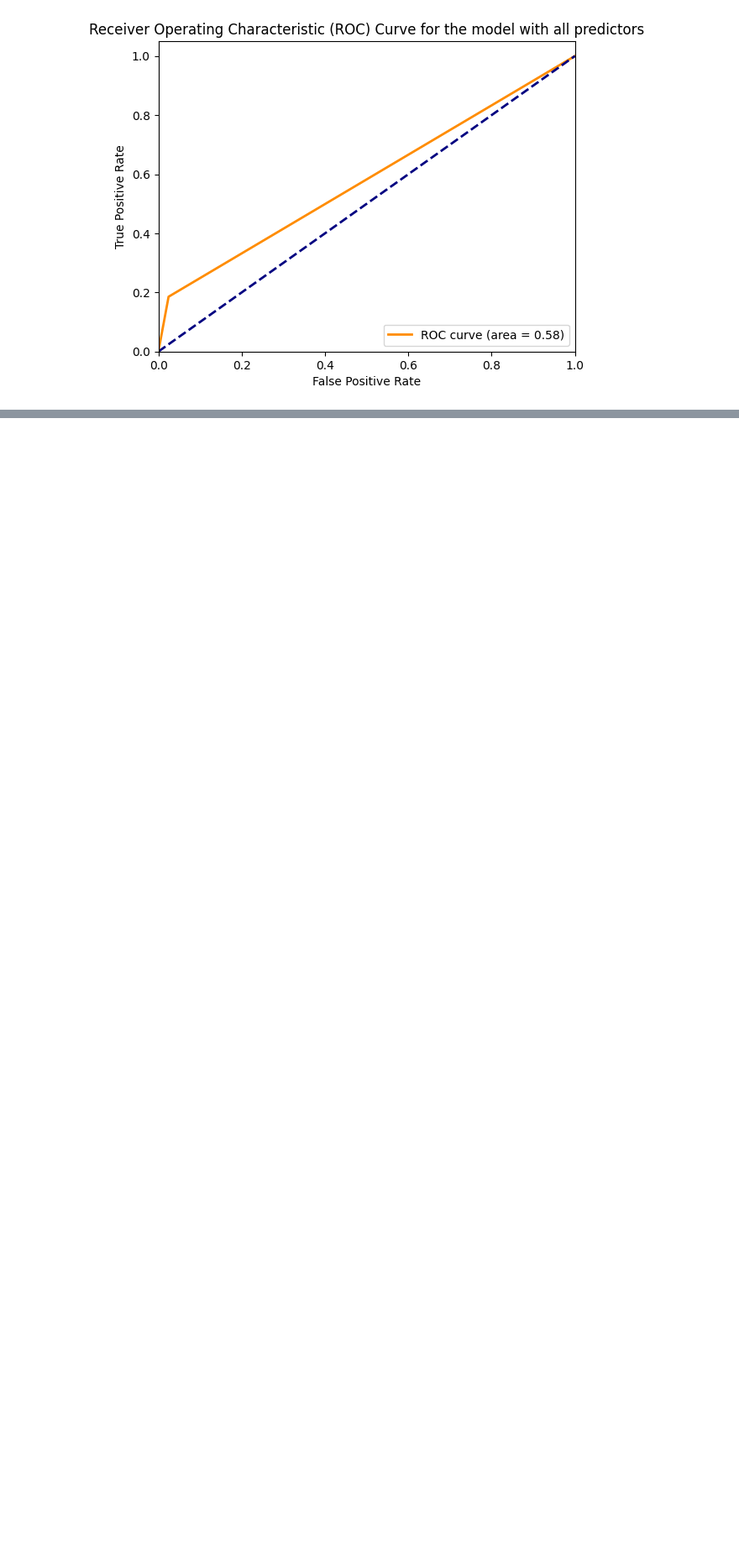
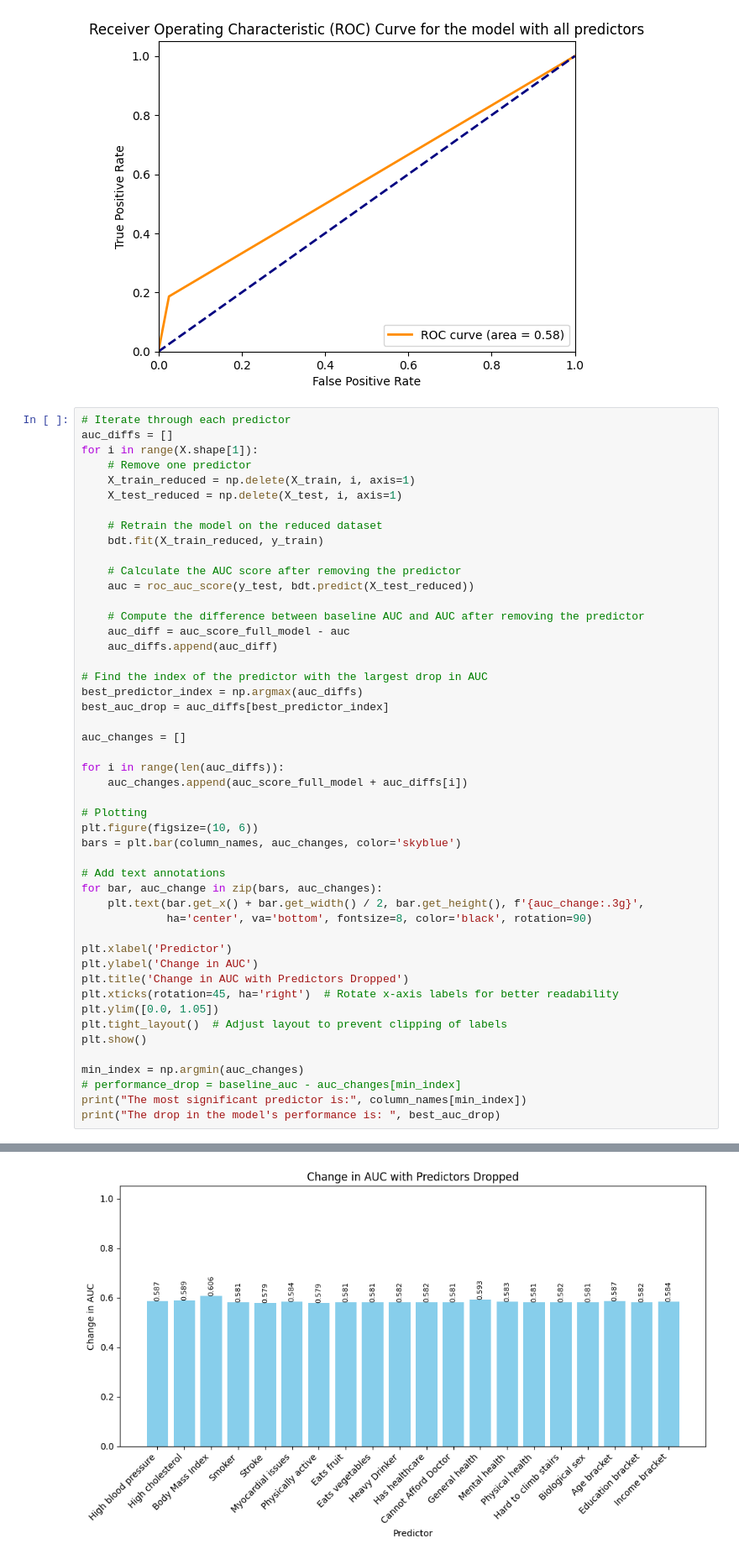
Before and after one commit to whykay-01/machine-learning, a Jupyter notebook: homeworks/hwk3/hwk-working.ipynb, the cells around one changed output, grey strips where cells are left out. Shown at 84% size. Cells and saved outputs as stored; diff of their text form; blank space fills up the shorter version.

```diff
--- a/homeworks/hwk3/hwk-working.ipynb
+++ b/homeworks/hwk3/hwk-working.ipynb
@@ -643,3 +641,52 @@ def graph_auc_curve_log_reg(model, predicted_probabilities, true_labels, title="
 graph_auc_curve_log_reg(bdt, preds, y_test)
 # %% [output]
 [figure]
+# %%
+# Iterate through each predictor
+auc_diffs = []
+for i in range(X.shape[1]):
+    # Remove one predictor
+    X_train_reduced = np.delete(X_train, i, axis=1)
+    X_test_reduced = np.delete(X_test, i, axis=1)
+
+    # Retrain the model on the reduced dataset
+    bdt.fit(X_train_reduced, y_train)
+
+    # Calculate the AUC score after removing the predictor
+    auc = roc_auc_score(y_test, bdt.predict(X_test_reduced))
+
+    # Compute the difference between baseline AUC and AUC after removing the predictor
+    auc_diff = auc_score_full_model - auc
+    auc_diffs.append(auc_diff)
+
+# Find the index of the predictor with the largest drop in AUC
+best_predictor_index = np.argmax(auc_diffs)
+best_auc_drop = auc_diffs[best_predictor_index]
+
+auc_changes = []
+
+for i in range(len(auc_diffs)):
+    auc_changes.append(auc_score_full_model + auc_diffs[i])
+
+# Plotting
+plt.figure(figsize=(10, 6))
+bars = plt.bar(column_names, auc_changes, color='skyblue')
+
+# Add text annotations
+for bar, auc_change in zip(bars, auc_changes):
+    plt.text(bar.get_x() + bar.get_width() / 2, bar.get_height(), f'{auc_change:.3g}',
+             ha='center', va='bottom', fontsize=8, color='black', rotation=90)
+
+plt.xlabel('Predictor')
+plt.ylabel('Change in AUC')
+plt.title('Change in AUC with Predictors Dropped')
+plt.xticks(rotation=45, ha='right')  # Rotate x-axis labels for better readability
+plt.ylim([0.0, 1.05])
+plt.tight_layout()  # Adjust layout to prevent clipping of labels
+plt.show()
+
+min_index = np.argmin(auc_changes)
+# performance_drop = baseline_auc - auc_changes[min_index]
+print("The most significant predictor is:", column_names[min_index])
+print("The drop in the model's performance is: ", best_auc_drop)
+# %% [output]
@@ -645,0 +695 @@ graph_auc_curve_log_reg(bdt, preds, y_test)
+[figure, added]
```
Also changed, not shown: parts of 6 cells of this notebook, 1 other file.
